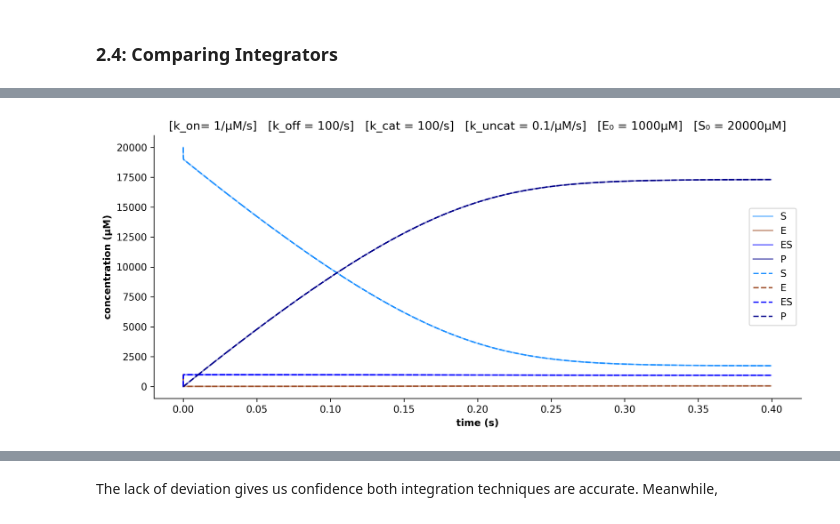
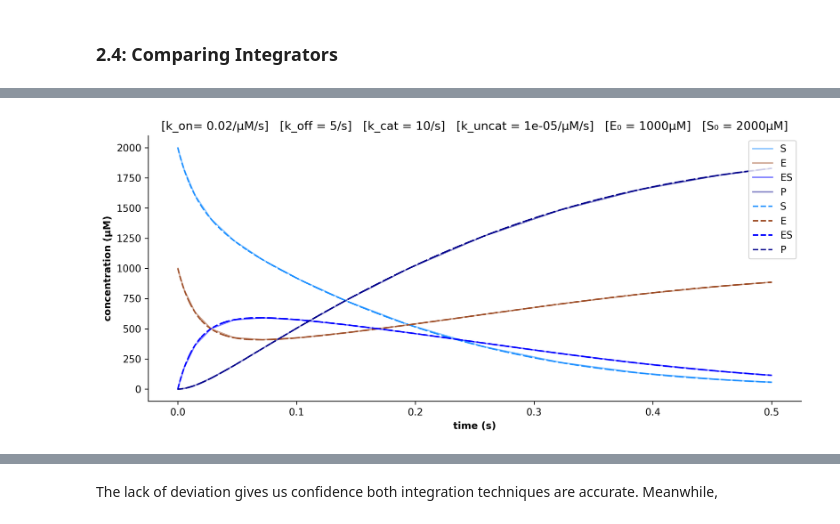
Before and after one commit to alexlenail/back_of_my_envelope, a Jupyter notebook: _notebooks/Enzyme-Kinetic-Parameter-Inference.ipynb, the cells around one changed output, grey strips where cells are left out. Drawn from its saved outputs; the diff is of its cells as text; code cells hidden in the pictures.

```diff
--- a/_notebooks/Enzyme-Kinetic-Parameter-Inference.ipynb
+++ b/_notebooks/Enzyme-Kinetic-Parameter-Inference.ipynb
@@ -275,7 +274,7 @@ def fig_style(ax):
     ax.set_xlabel('time (s)',  weight='bold')
     ax.set_ylabel('concentration (μM)',  weight='bold')
 
-def param_string(**kinetic_params):
+def param_string(E_0=None, S_0=None, k_on=None, k_off=None, k_cat=None, k_uncat=None, k_ms=None, k_mp=None):
     return f'[k_on= {k_on}/μM/s]   [k_off = {k_off}/s]   [k_cat = {k_cat}/s]   [k_uncat = {k_uncat}/μM/s]   [E₀ = {int(E_0)}μM]   [S₀ = {int(S_0)}μM]'
 
 c = {
@@ -420,7 +366,7 @@ Due to it's superior speed and accuracy, we'll use this method during inference.
 # define scipy_full and scipy_MM functions (and helpers) to integrate chemical kinetics with RK4
 from scipy.integrate import solve_ivp
 
-def dy_full(t, y, **kinetic_params):
+def dy_full(t, y, E_0=None, S_0=None, k_on=None, k_off=None, k_cat=None, k_uncat=None, k_ms=None, k_mp=None):
     # Y ordered S,E,ES,P
     dy = [0]*4
     dy[0] = k_off * y[2] - k_on * y[1] * y[0]
@@ -431,7 +377,7 @@ def dy_full(t, y, **kinetic_params):
     return dy
 
 
-def dy_MM(t, y, **kinetic_params):
+def dy_MM(t, y, E_0=None, S_0=None, k_on=None, k_off=None, k_cat=None, k_uncat=None, k_ms=None, k_mp=None):
     # Y ordered S,P
     dy = [0]*2
     dy[1] = ((k_cat * E_0 * y[0]) / k_ms - (k_off * E_0 * y[1]) / k_mp) / (1 + y[0] / k_ms + y[1] / k_mp)
@@ -440,23 +386,23 @@ def dy_MM(t, y, **kinetic_params):
     return dy
 
 
-def scipy_full(E_0, S_0, dt, steps, **kinetic_params):
+def scipy_full(dt, steps, kinetic_params, E_0=None, S_0=None):
 
-    t = np.linspace(0,1,1001)
+    t = np.linspace(0,dt*steps,1001)
     t_span = (t[0], t[-1])
     y0 = [S_0, E_0, 0, 0]
 
-    sol = solve_ivp(lambda t,y: dy_full(t,y,**kinetic_params), t_span, y0, first_step=dt)
+    sol = solve_ivp(lambda t,y: dy_full(t,y, E_0=E_0, S_0=S_0, **kinetic_params), t_span, y0, first_step=dt)
 
     return pd.DataFrame(sol.y.T, index=sol.t, columns=['S', 'E', 'ES', 'P'])
 
 
-def scipy_MM(E_0, S_0, dt, steps, **kinetic_params):
+def scipy_MM(dt, steps, kinetic_params, E_0=None, S_0=None):
 
-    t = np.linspace(0,1,1001)
+    t = np.linspace(0,dt*steps,1001)
     t_span = (t[0], t[-1])
     y0 = [S_0, 0]
 
-    sol = solve_ivp(lambda t,y: dy_MM(t,y,**kinetic_params), t_span, y0, first_step=dt)
+    sol = solve_ivp(lambda t,y: dy_MM(t,y, E_0=E_0, S_0=S_0, **kinetic_params), t_span, y0, first_step=dt)
 
-    return pd.DataFrame(sol.y.T, index=sol.t, columns=['S', 'P'])
+    return pd.DataFrame(sol.y.T, index=sol.t, columns=['S', 'P'])['P'].rename('P_MM').to_frame()
@@ -463,24 +421,28 @@ def scipy_MM(E_0, S_0, dt, steps, **kinetic_params):
 # %%
 #collapse
-# with default parameters
-k_on = 1
-k_off = 100
-k_cat = 100
-k_uncat = 0.1
-k_ms = (k_off + k_cat) / k_on
-k_mp = (k_off + k_cat) / k_uncat
+# solve the system with both integrators, for unusual parameters
+kinetic_params = {
+    'k_on': 0.02,
+    'k_off': 5,
+    'k_cat': 10,
+    'k_uncat': 0.00001,
+}
 
-kinetic_params = {'k_on':k_on, 'k_off':k_off, 'k_cat':k_cat, 'k_uncat':k_uncat, 'k_ms':k_ms, 'k_mp':k_mp}
+kinetic_params['k_ms'] = k_ms(kinetic_params)
+kinetic_params['k_mp'] = k_mp(kinetic_params)
 
-E_0 = 1e3
-S_0 = 20e3
+import time
+start = time.process_time()
+scipy_full_traj = scipy_full(dt, steps, kinetic_params, **initital_conditions)
+scipy_time = time.process_time() - start
 
-scipy_full_traj = scipy_full(E_0, S_0, dt, steps, **kinetic_params)
-euler_full_traj = euler_full(E_0, S_0, dt, steps, **kinetic_params)
+start = time.process_time()
+euler_full_traj = euler_full(dt, steps, **kinetic_params, **initital_conditions)
+euler_time = time.process_time() - start
 
-ax = scipy_full_traj.loc[:0.4].plot.line(title=param_string(**kinetic_params), color=color(scipy_full_traj.columns), alpha=0.5)
-euler_full_traj.loc[:0.4].plot.line(ax=ax, color=color(euler_full_traj.columns), linestyle='--')
+ax = scipy_full_traj.plot.line(title=param_string( **initital_conditions,**kinetic_params), color=color(scipy_full_traj.columns), alpha=0.5)
+euler_full_traj.plot.line(ax=ax, color=color(euler_full_traj.columns), linestyle='--')
 
 fig_style(ax)
 # %% [output]
-[figure, old version]
+[figure, new version]
```
Also changed, not shown: parts of 49 cells of this notebook, 1 other file.
